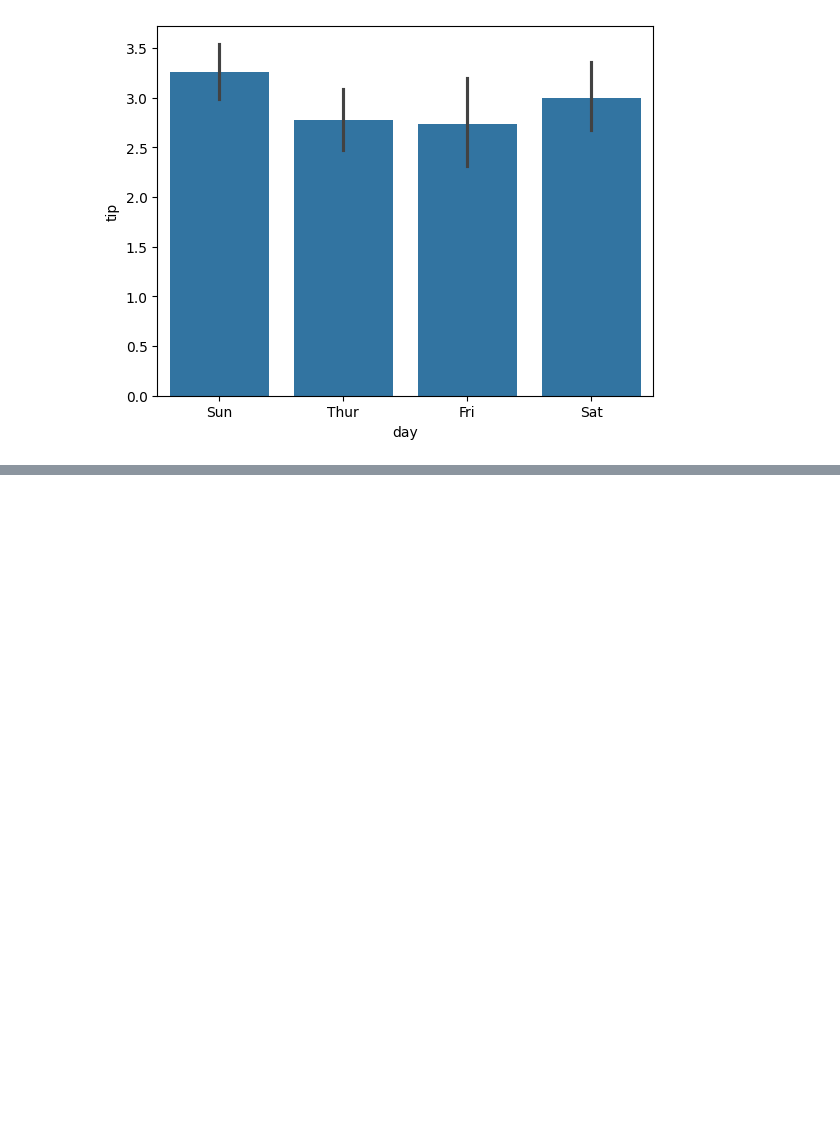
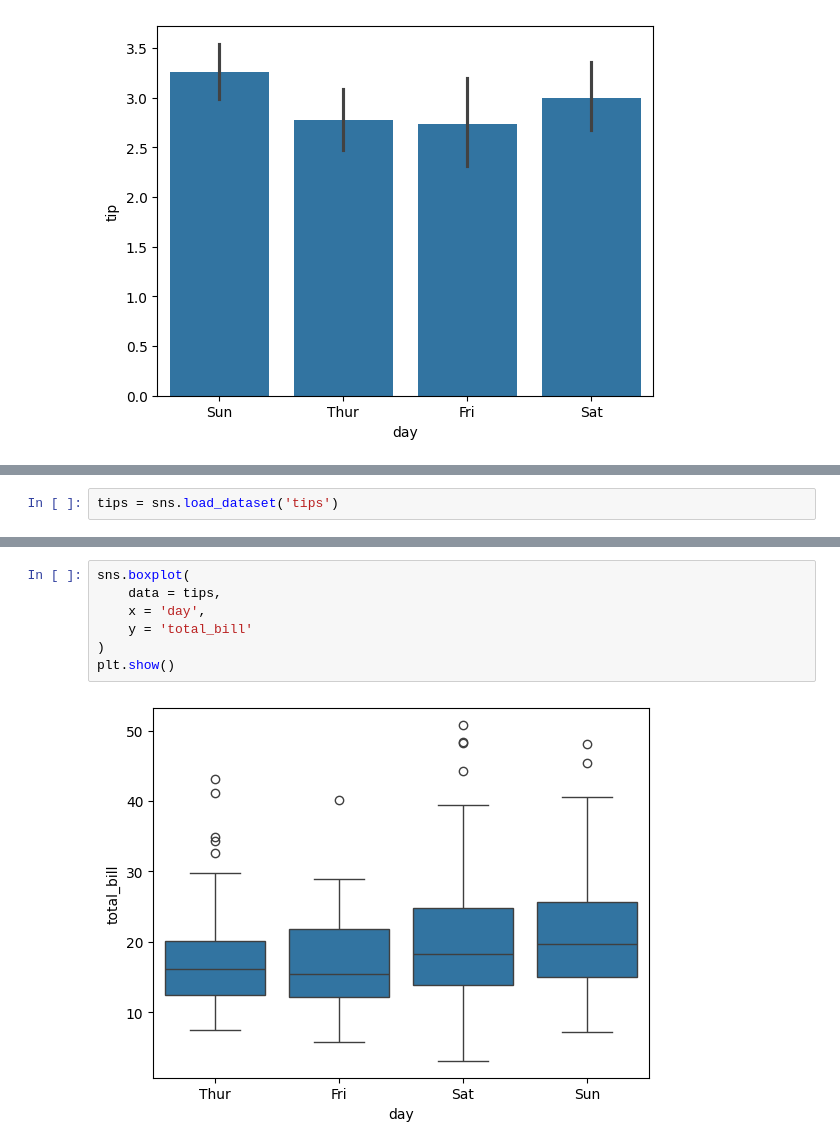
Before and after one commit to kshitij-commit/DataScience, a Jupyter notebook: 05_seaborn/03_Categorical_Plots.ipynb, the cells around one changed output, grey strips where cells are left out. Cells and saved outputs as stored; diff of their text form; blank space fills up the shorter version.

Commit message:
feat: add basics of boxplot

```diff
--- a/05_seaborn/03_Categorical_Plots.ipynb
+++ b/05_seaborn/03_Categorical_Plots.ipynb
@@ -223,0 +252,2 @@ sns.barplot(
+# %%
+tips = sns.load_dataset('tips')
@@ -223,0 +261,9 @@ sns.barplot(
+# %%
+sns.boxplot(
+    data = tips,
+    x = 'day',
+    y = 'total_bill'
+)
+plt.show()
+# %% [output]
+[figure, added]
```
Also changed, not shown: parts of 6 cells of this notebook.
